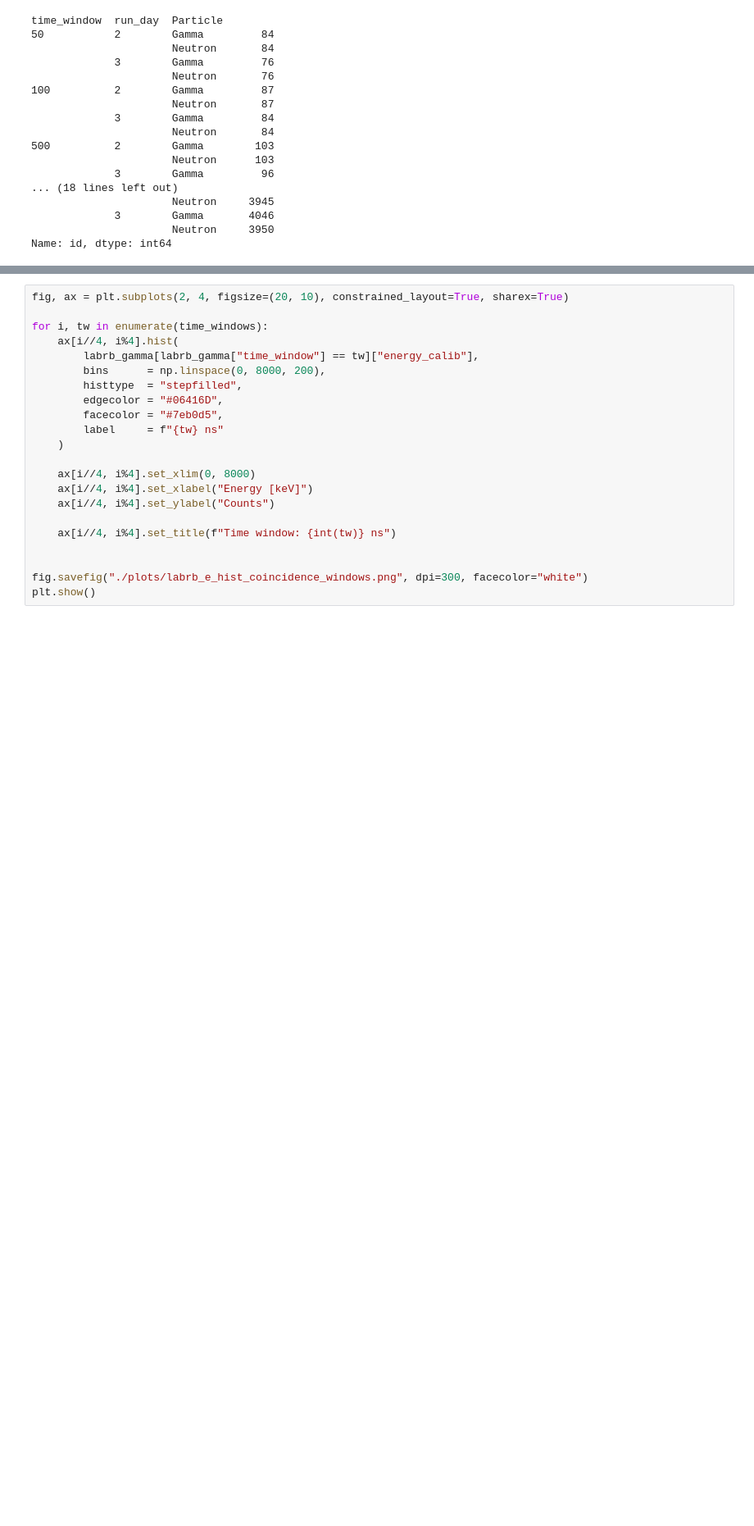
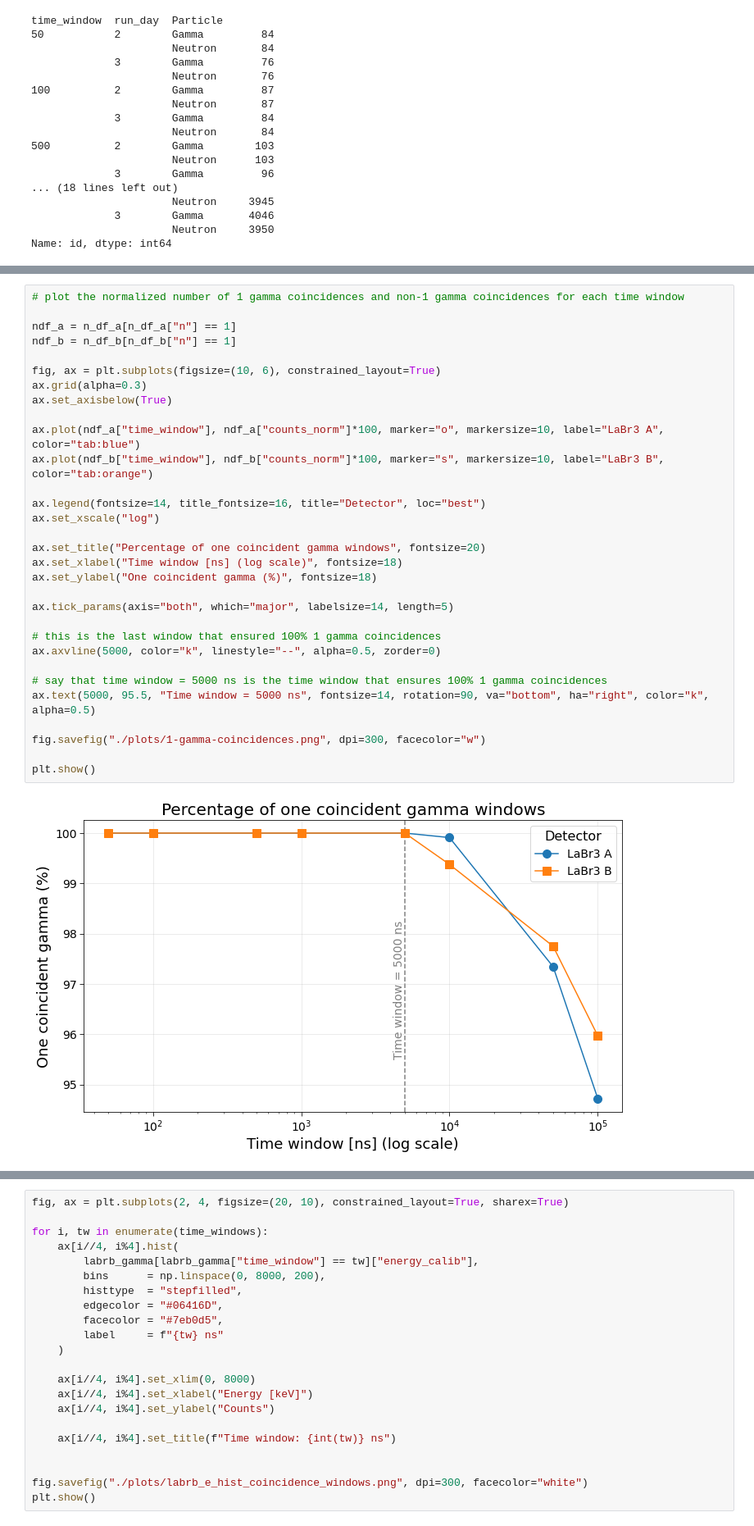
Before and after one commit to niklai99/advanced-laboratory, a Jupyter notebook: beam-analysis/coincidence-viz.ipynb, the cells around one changed output, grey strips where cells are left out. Shown at 82% size. Drawn from its saved outputs; the diff is of its cells as text; blank space fills up the shorter version.

```diff
--- a/beam-analysis/coincidence-viz.ipynb
+++ b/beam-analysis/coincidence-viz.ipynb
@@ -270,0 +386,33 @@ plt.show()
+# %%
+# plot the normalized number of 1 gamma coincidences and non-1 gamma coincidences for each time window
+
+ndf_a = n_df_a[n_df_a["n"] == 1]
+ndf_b = n_df_b[n_df_b["n"] == 1]
+
+fig, ax = plt.subplots(figsize=(10, 6), constrained_layout=True)
+ax.grid(alpha=0.3)
+ax.set_axisbelow(True)
+
+ax.plot(ndf_a["time_window"], ndf_a["counts_norm"]*100, marker="o", markersize=10, label="LaBr3 A", color="tab:blue")
+ax.plot(ndf_b["time_window"], ndf_b["counts_norm"]*100, marker="s", markersize=10, label="LaBr3 B", color="tab:orange")
+
+ax.legend(fontsize=14, title_fontsize=16, title="Detector", loc="best")
+ax.set_xscale("log")
+
+ax.set_title("Percentage of one coincident gamma windows", fontsize=20)
+ax.set_xlabel("Time window [ns] (log scale)", fontsize=18)
+ax.set_ylabel("One coincident gamma (%)", fontsize=18)
+
+ax.tick_params(axis="both", which="major", labelsize=14, length=5)
+
+# this is the last window that ensured 100% 1 gamma coincidences
+ax.axvline(5000, color="k", linestyle="--", alpha=0.5, zorder=0)
+
+# say that time window = 5000 ns is the time window that ensures 100% 1 gamma coincidences
+ax.text(5000, 95.5, "Time window = 5000 ns", fontsize=14, rotation=90, va="bottom", ha="right", color="k", alpha=0.5)
+
+fig.savefig("./plots/1-gamma-coincidences.png", dpi=300, facecolor="w")
+
+plt.show()
+# %% [output]
+[figure, added]
```
Also changed, not shown: parts of 18 cells of this notebook, 3 other files.
